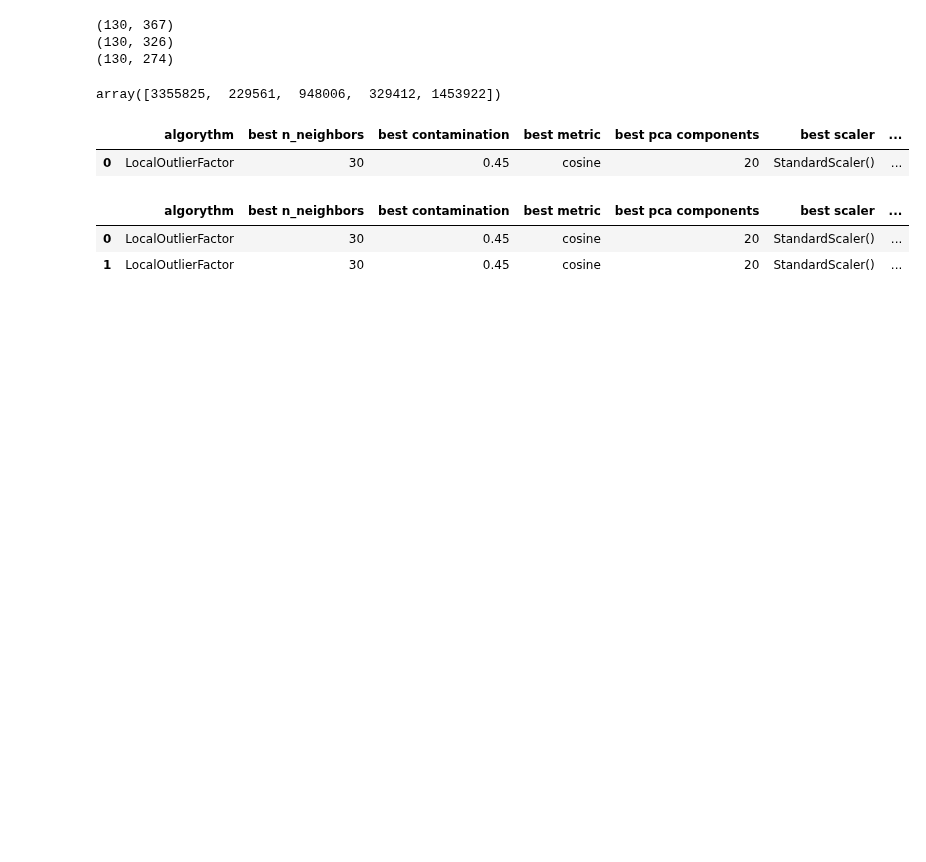
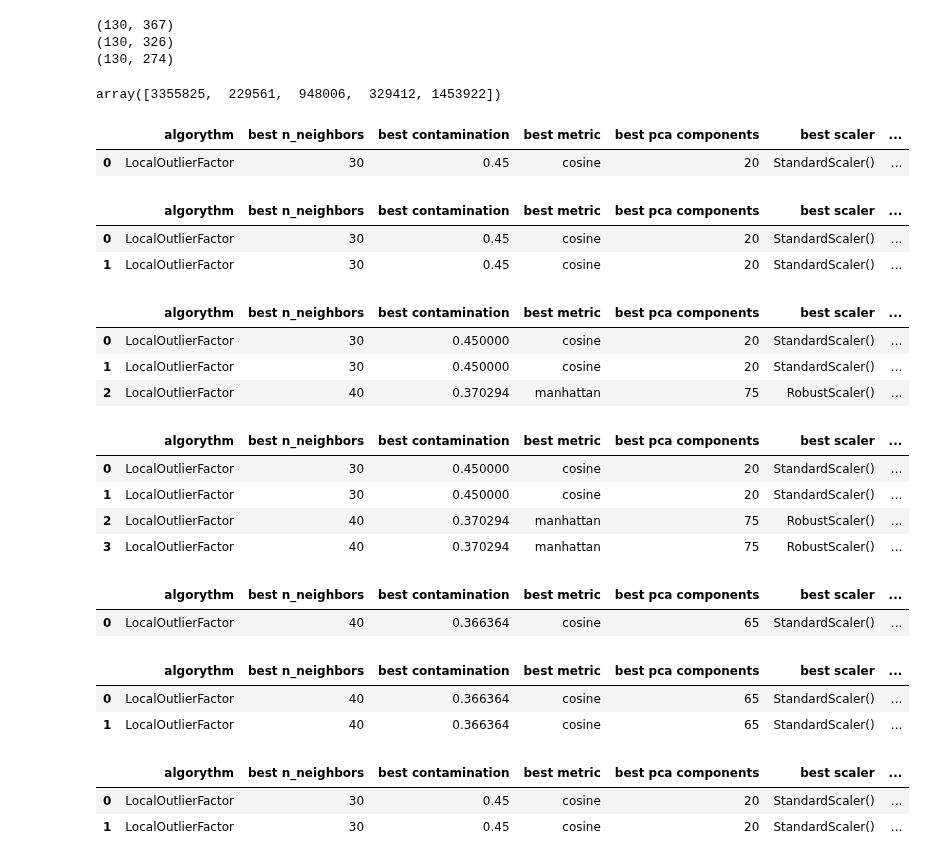
Before and after one commit to chrfum/one-class_classifier, a Jupyter notebook: run-over_classifier/one_class_codes/lof_exp5.ipynb, the cells around one changed output. Saved outputs shown, nothing was run; the diff lists cells and outputs as text; code cells hidden in the pictures; blank space fills up the shorter version.

Commit message:
model selection per lof, esteso esperimento con elevate pca e differenti parametri

```diff
--- a/run-over_classifier/one_class_codes/lof_exp5.ipynb
+++ b/run-over_classifier/one_class_codes/lof_exp5.ipynb
@@ -193,0 +333,17 @@ scores_df
+# %%
+scores_df = add_record(scores_df, nested_cv_extended(X, random_seeds[0:1], n_outer_folds=13, n_inner_folds=6, pca_components=[100, 88, 75], mod_selection_score=accuracy_score, positive_class=0))
+scores_df
+# %% [output]
+|  | algorythm | best n_neighbors | best contamination | best metric | best pca components | best scaler | ... |
+| 0 | LocalOutlierFactor | 30 | 0.450000 | cosine | 20 | StandardScaler() | ... |
+| 1 | LocalOutlierFactor | 30 | 0.450000 | cosine | 20 | StandardScaler() | ... |
+| 2 | LocalOutlierFactor | 40 | 0.370294 | manhattan | 75 | RobustScaler() | ... |
+# %%
+scores_df = add_record(scores_df, nested_cv_extended(X, random_seeds[0:1], n_outer_folds=13, n_inner_folds=6, pca_components=[100, 88, 75], mod_selection_score=f1_score, positive_class=0))
+scores_df
+# %% [output]
+|  | algorythm | best n_neighbors | best contamination | best metric | best pca components | best scaler | ... |
+| 0 | LocalOutlierFactor | 30 | 0.450000 | cosine | 20 | StandardScaler() | ... |
+| 1 | LocalOutlierFactor | 30 | 0.450000 | cosine | 20 | StandardScaler() | ... |
+| 2 | LocalOutlierFactor | 40 | 0.370294 | manhattan | 75 | RobustScaler() | ... |
+| 3 | LocalOutlierFactor | 40 | 0.370294 | manhattan | 75 | RobustScaler() | ... |
@@ -193,0 +361,25 @@ scores_df
+# %%
+results = nested_cv_extended(X, random_seeds[0:1], n_outer_folds=13, n_inner_folds=6, pca_components=[85, 75, 65], mod_selection_score=f1_score, positive_class=0)
+scores_df = pd.DataFrame(results, index=[0])
+scores_df
+# %% [output]
+|  | algorythm | best n_neighbors | best contamination | best metric | best pca components | best scaler | ... |
+| 0 | LocalOutlierFactor | 40 | 0.366364 | cosine | 65 | StandardScaler() | ... |
+# %%
+scores_df = add_record(scores_df, nested_cv_extended(X, random_seeds[0:1], n_outer_folds=13, n_inner_folds=6, pca_components=[85, 75, 65], mod_selection_score=accuracy_score, positive_class=0))
+scores_df
+# %% [output]
+|  | algorythm | best n_neighbors | best contamination | best metric | best pca components | best scaler | ... |
+| 0 | LocalOutlierFactor | 40 | 0.366364 | cosine | 65 | StandardScaler() | ... |
+| 1 | LocalOutlierFactor | 40 | 0.366364 | cosine | 65 | StandardScaler() | ... |
+# %%
+file_path = 'lof_exp5_df.pickle'
+
+with open(file_path, "rb") as file:
+    scores_df_temp = pickle.load(file)
+
+scores_df_temp
+# %% [output]
+|  | algorythm | best n_neighbors | best contamination | best metric | best pca components | best scaler | ... |
+| 0 | LocalOutlierFactor | 30 | 0.45 | cosine | 20 | StandardScaler() | ... |
+| 1 | LocalOutlierFactor | 30 | 0.45 | cosine | 20 | StandardScaler() | ... |
```
Also changed, not shown: parts of 6 cells of this notebook.
